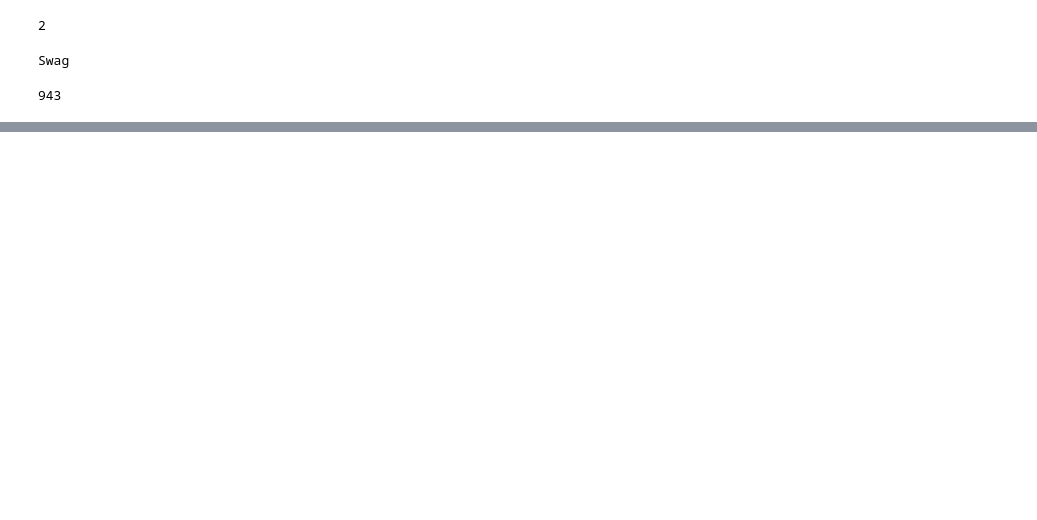
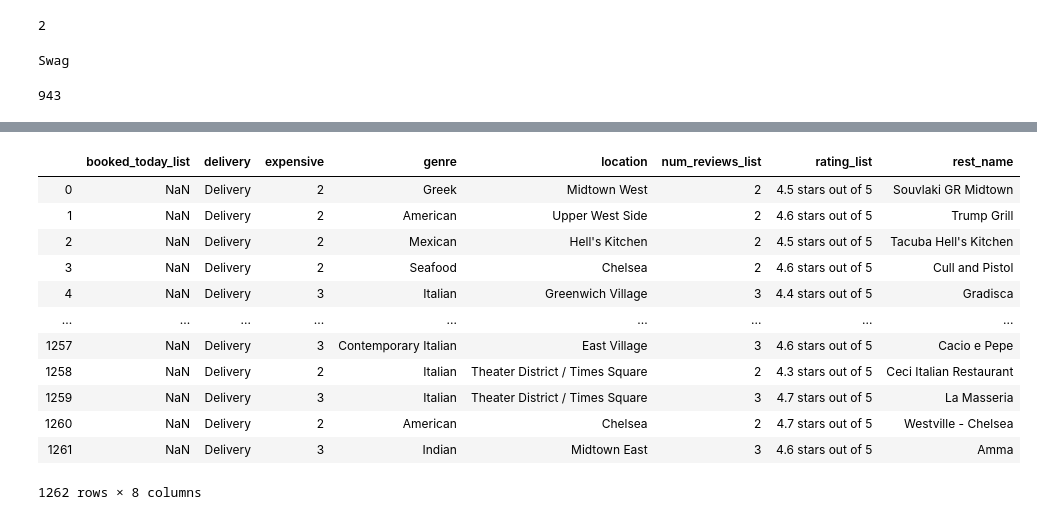
Before and after one commit to bberger62/Web-Scraping-Project, a Jupyter notebook: Analysis/Opentable DA.ipynb, the cells around one changed output, grey strips where cells are left out. Saved outputs shown, nothing was run; the diff lists cells and outputs as text; code cells hidden in the pictures; blank space fills up the shorter version.

```diff
--- a/Analysis/Opentable DA.ipynb
+++ b/Analysis/Opentable DA.ipynb
@@ -90,0 +104,16 @@ df
+# %%
+df
+# %% [output]
+|  | booked_today_list | delivery | expensive | genre | location | num_reviews_list | rating_list | rest_name |
+| 0 | NaN | Delivery | 2 | Greek | Midtown West | 2 | 4.5 stars out of 5 | Souvlaki GR Midtown |
+| 1 | NaN | Delivery | 2 | American | Upper West Side | 2 | 4.6 stars out of 5 | Trump Grill |
+| 2 | NaN | Delivery | 2 | Mexican | Hell's Kitchen | 2 | 4.5 stars out of 5 | Tacuba Hell's Kitchen |
+| 3 | NaN | Delivery | 2 | Seafood | Chelsea | 2 | 4.6 stars out of 5 | Cull and Pistol |
+| 4 | NaN | Delivery | 3 | Italian | Greenwich Village | 3 | 4.4 stars out of 5 | Gradisca |
+| ... | ... | ... | ... | ... | ... | ... | ... | ... |
+| 1257 | NaN | Delivery | 3 | Contemporary Italian | East Village | 3 | 4.6 stars out of 5 | Cacio e Pepe |
+| 1258 | NaN | Delivery | 2 | Italian | Theater District / Times Square | 2 | 4.3 stars out of 5 | Ceci Italian Restaurant |
+| 1259 | NaN | Delivery | 3 | Italian | Theater District / Times Square | 3 | 4.7 stars out of 5 | La Masseria |
+| 1260 | NaN | Delivery | 2 | American | Chelsea | 2 | 4.7 stars out of 5 | Westville - Chelsea |
+| 1261 | NaN | Delivery | 3 | Indian | Midtown East | 3 | 4.6 stars out of 5 | Amma |
+1262 rows × 8 columns
```
Also changed, not shown: parts of 5 cells of this notebook, 5 other files.
